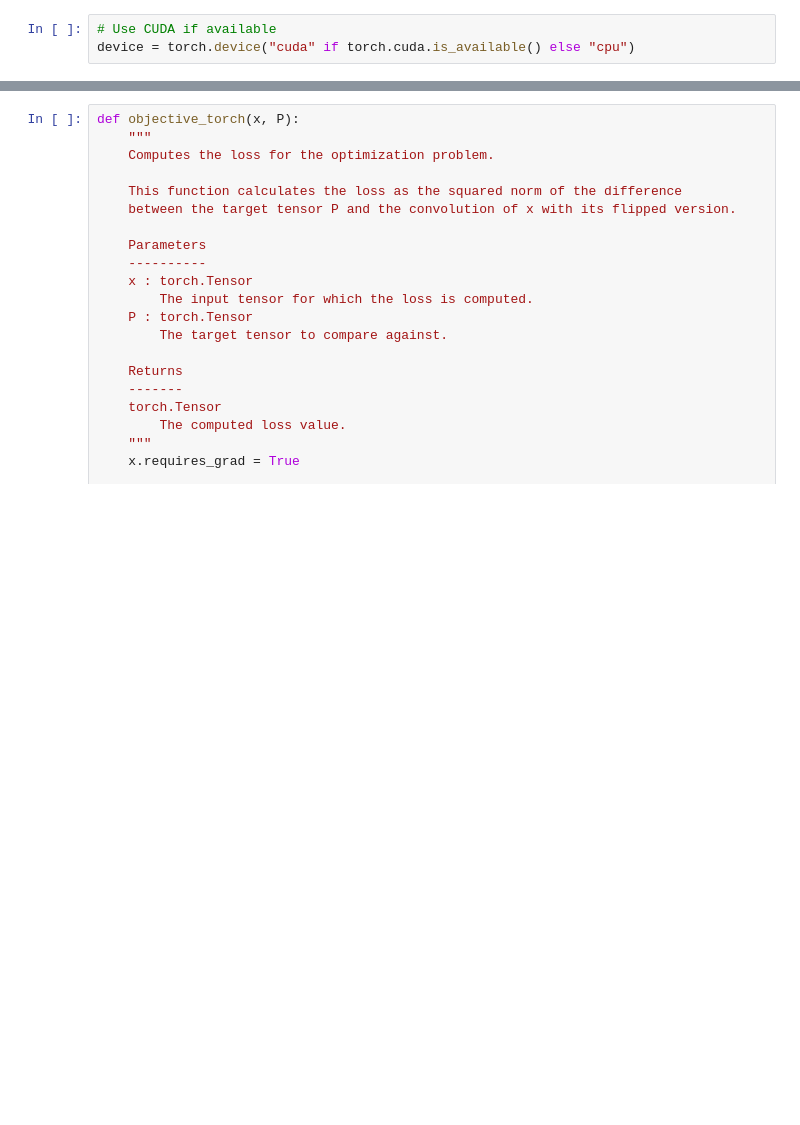
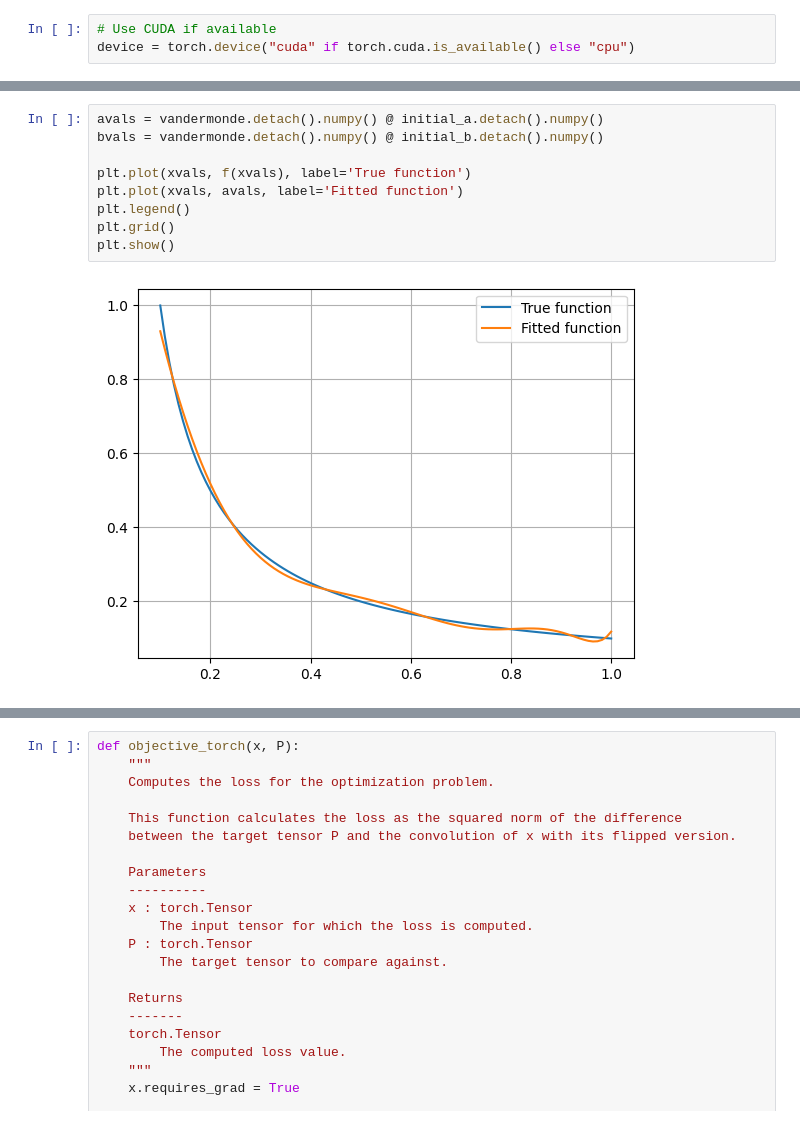
Before and after one commit to qsppack/pyqsppack, a Jupyter notebook: quartic_opt.ipynb, the cells around one changed output, grey strips where cells are left out. Saved outputs shown, nothing was run; the diff lists cells and outputs as text; blank space fills up the shorter version.

```diff
--- a/quartic_opt.ipynb
+++ b/quartic_opt.ipynb
@@ -100,0 +96,11 @@ print("-----------------------------------------------------")
+# %%
+avals = vandermonde.detach().numpy() @ initial_a.detach().numpy()
+bvals = vandermonde.detach().numpy() @ initial_b.detach().numpy()
+
+plt.plot(xvals, f(xvals), label='True function')
+plt.plot(xvals, avals, label='Fitted function')
+plt.legend()
+plt.grid()
+plt.show()
+# %% [output]
+[figure, added]
```
Also changed, not shown: parts of 4 cells of this notebook.
